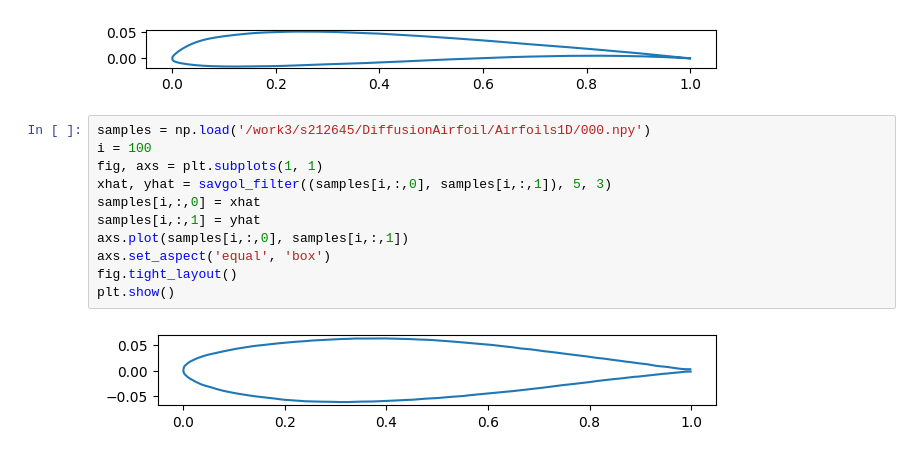
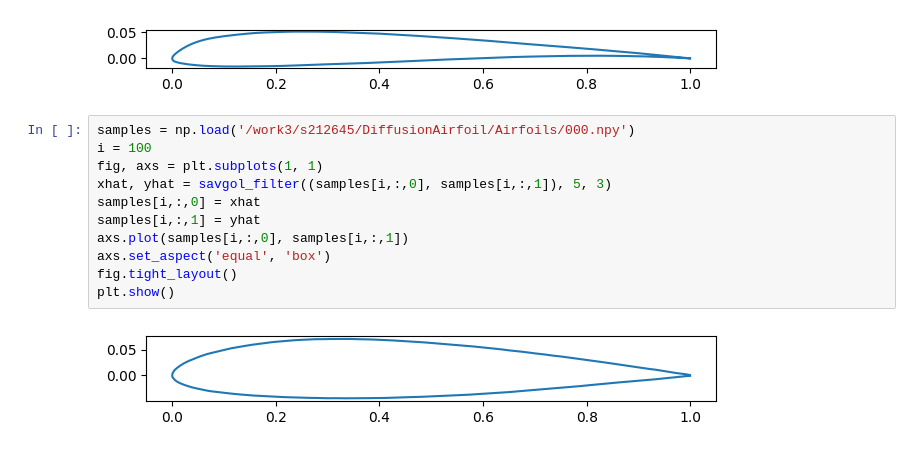
Before and after one commit to Karl-Liu-ch/DiffusionAirfoil, a Jupyter notebook: main.ipynb, the cells around one changed output. Cells and saved outputs as stored; diff of their text form.

```diff
--- a/main.ipynb
+++ b/main.ipynb
@@ -219,15 +219,15 @@ plt.show()
 # %% [output]
 [figure]
 # %%
-samples = np.load('/work3/s212645/DiffusionAirfoil/Airfoils1D/000.npy')
+samples = np.load('/work3/s212645/DiffusionAirfoil/Airfoils/000.npy')
 i = 100
 fig, axs = plt.subplots(1, 1)
 xhat, yhat = savgol_filter((samples[i,:,0], samples[i,:,1]), 5, 3)
 samples[i,:,0] = xhat
 samples[i,:,1] = yhat
 axs.plot(samples[i,:,0], samples[i,:,1])
 axs.set_aspect('equal', 'box')
 fig.tight_layout()
 plt.show()
 # %% [output]
-[figure, old version]
+[figure, new version]
```
Also changed, not shown: 3 other files.
